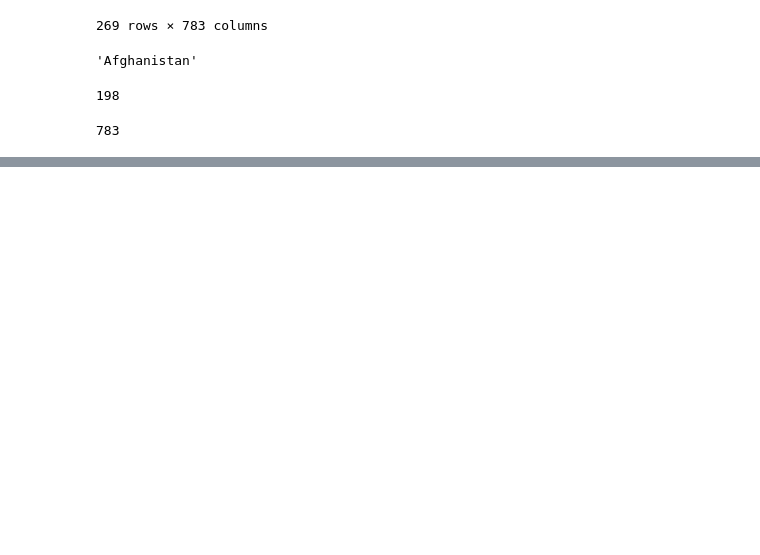
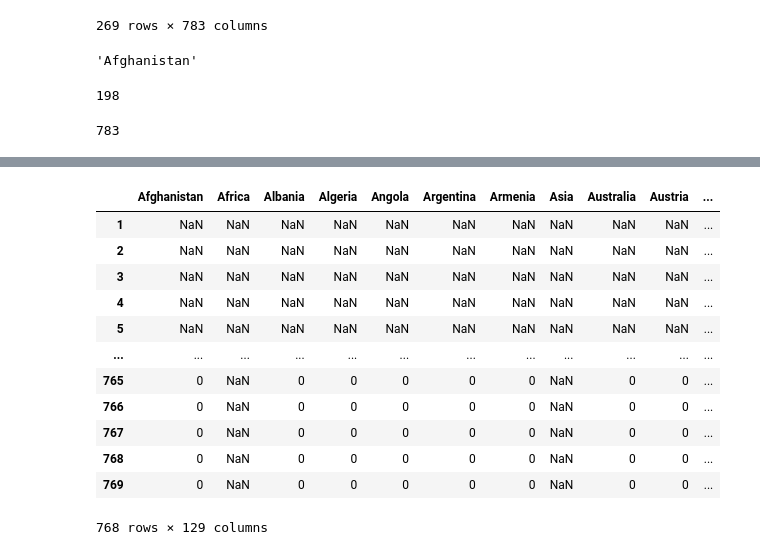
Before and after one commit to ZelshaR/Project, a Jupyter notebook: NoteBooks/Не опять, а снова - Игнат.ipynb, the cells around one changed output, grey strips where cells are left out. Saved outputs shown, nothing was run; the diff lists cells and outputs as text; code cells hidden in the pictures; blank space fills up the shorter version.

```diff
--- a/NoteBooks/Не опять, а снова - Игнат.ipynb
+++ b/NoteBooks/Не опять, а снова - Игнат.ipynb
@@ -112 +118,20 @@ b.sort()
+# %%
+for i in b:
+    for j in range(4, 750):
+        dfr[i].iloc[j+18] = lol.iat[0,j]
+dfr
+# %% [output]
+|  | Afghanistan | Africa | Albania | Algeria | Angola | Argentina | Armenia | Asia | Australia | Austria | ... |
+| 1 | NaN | NaN | NaN | NaN | NaN | NaN | NaN | NaN | NaN | NaN | ... |
+| 2 | NaN | NaN | NaN | NaN | NaN | NaN | NaN | NaN | NaN | NaN | ... |
+| 3 | NaN | NaN | NaN | NaN | NaN | NaN | NaN | NaN | NaN | NaN | ... |
+| 4 | NaN | NaN | NaN | NaN | NaN | NaN | NaN | NaN | NaN | NaN | ... |
+| 5 | NaN | NaN | NaN | NaN | NaN | NaN | NaN | NaN | NaN | NaN | ... |
+| ... | ... | ... | ... | ... | ... | ... | ... | ... | ... | ... | ... |
+| 765 | 0 | NaN | 0 | 0 | 0 | 0 | 0 | NaN | 0 | 0 | ... |
+| 766 | 0 | NaN | 0 | 0 | 0 | 0 | 0 | NaN | 0 | 0 | ... |
+| 767 | 0 | NaN | 0 | 0 | 0 | 0 | 0 | NaN | 0 | 0 | ... |
+| 768 | 0 | NaN | 0 | 0 | 0 | 0 | 0 | NaN | 0 | 0 | ... |
+| 769 | 0 | NaN | 0 | 0 | 0 | 0 | 0 | NaN | 0 | 0 | ... |
+768 rows × 129 columns
 # %%
```
Also changed, not shown: parts of 6 cells of this notebook, 1 other file.
